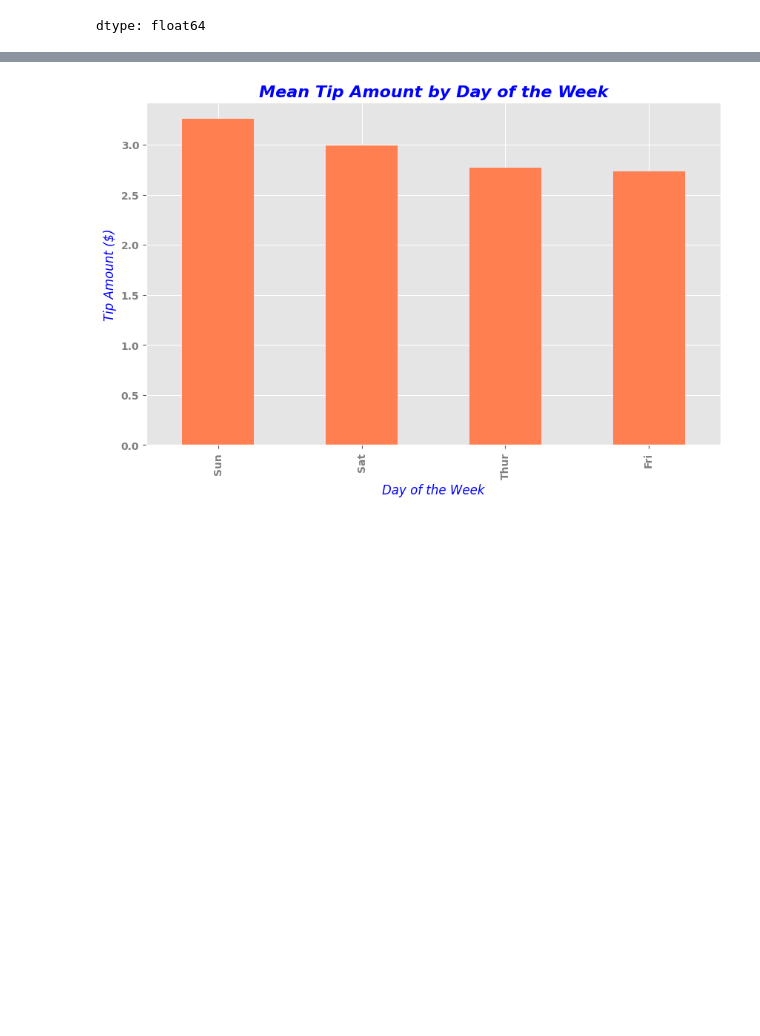
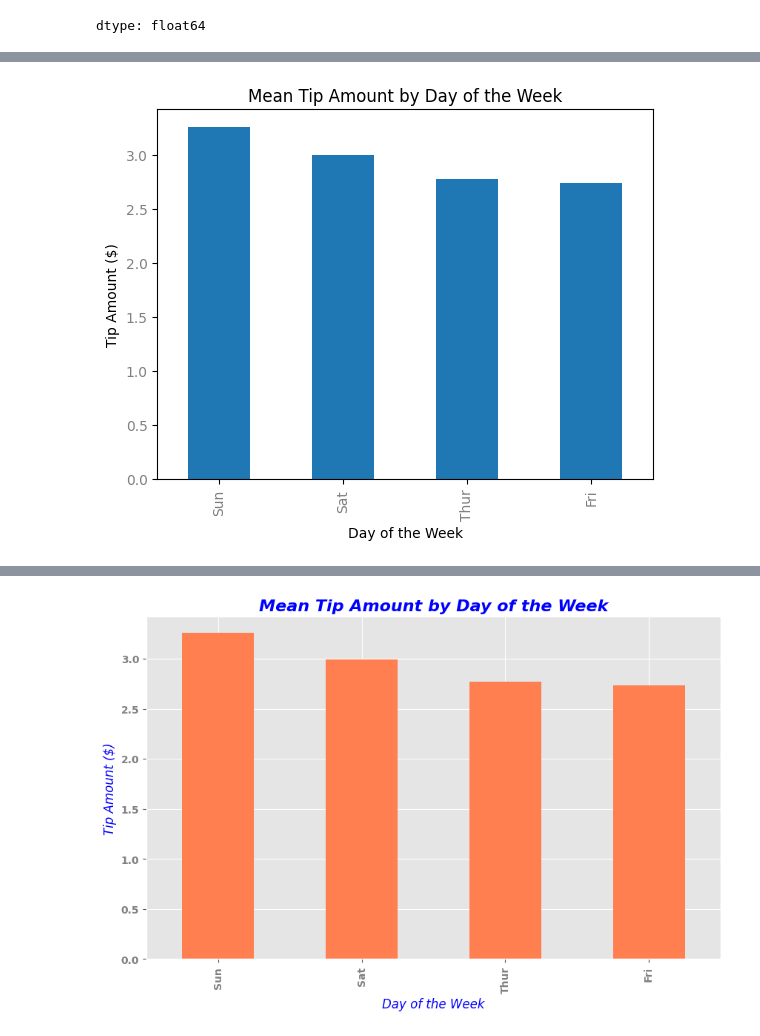
Before and after one commit to MariiaSam/data_science, a Jupyter notebook: Matplotlib_Customizing_Plots.ipynb, the cells around one changed output, grey strips where cells are left out. Cells and saved outputs as stored; diff of their text form; code cells hidden in the pictures; blank space fills up the shorter version.

```diff
--- a/Matplotlib_Customizing_Plots.ipynb
+++ b/Matplotlib_Customizing_Plots.ipynb
@@ -35,0 +48,11 @@ dtype: float64
+# %%
+mean_tip_by_day.plot(kind="bar")
+plt.title("Mean Tip Amount by Day of the Week" )
+plt.xlabel("Day of the Week")
+plt.ylabel("Tip Amount ($)")
+plt.xticks(color="grey")
+plt.yticks(color="grey")
+
+plt.show()
+# %% [output]
+[figure, added]
```
Also changed, not shown: parts of 14 cells of this notebook.
